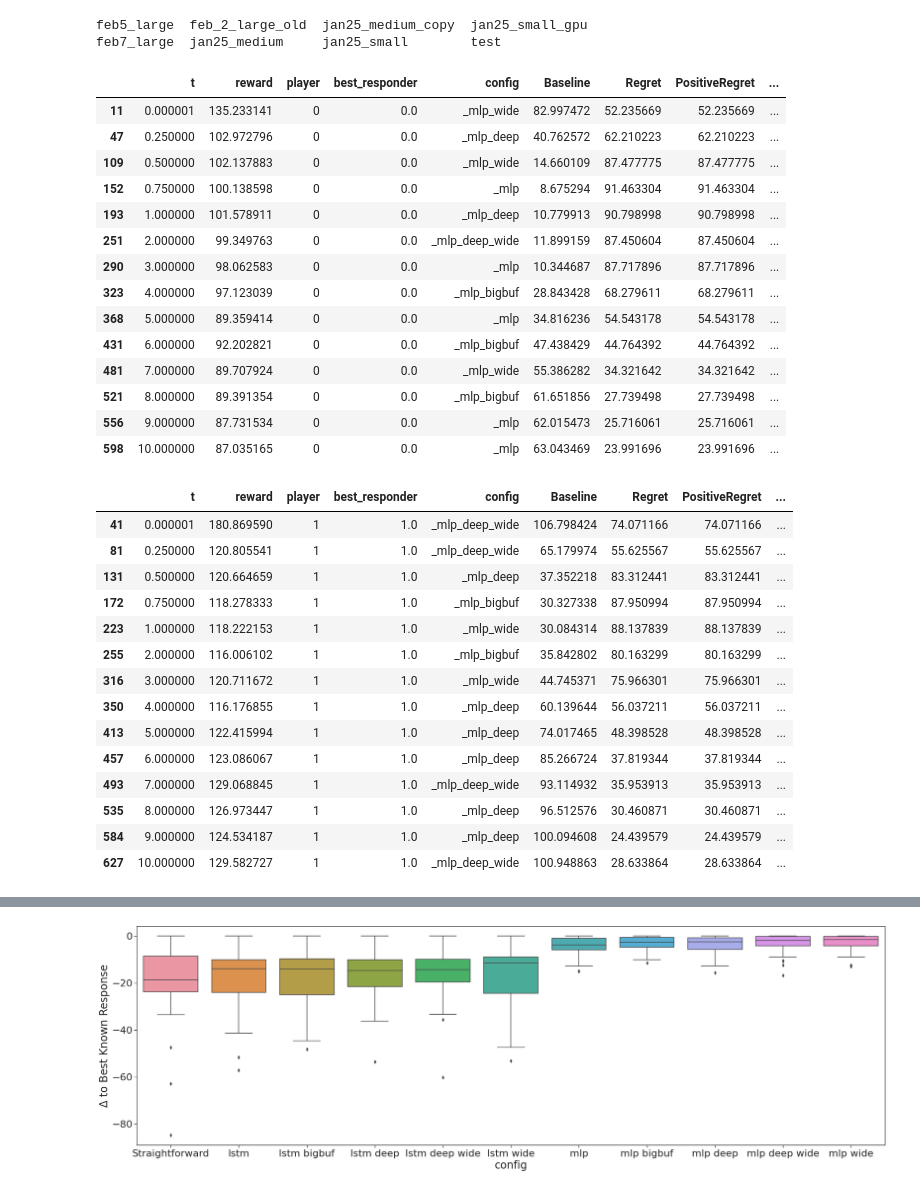
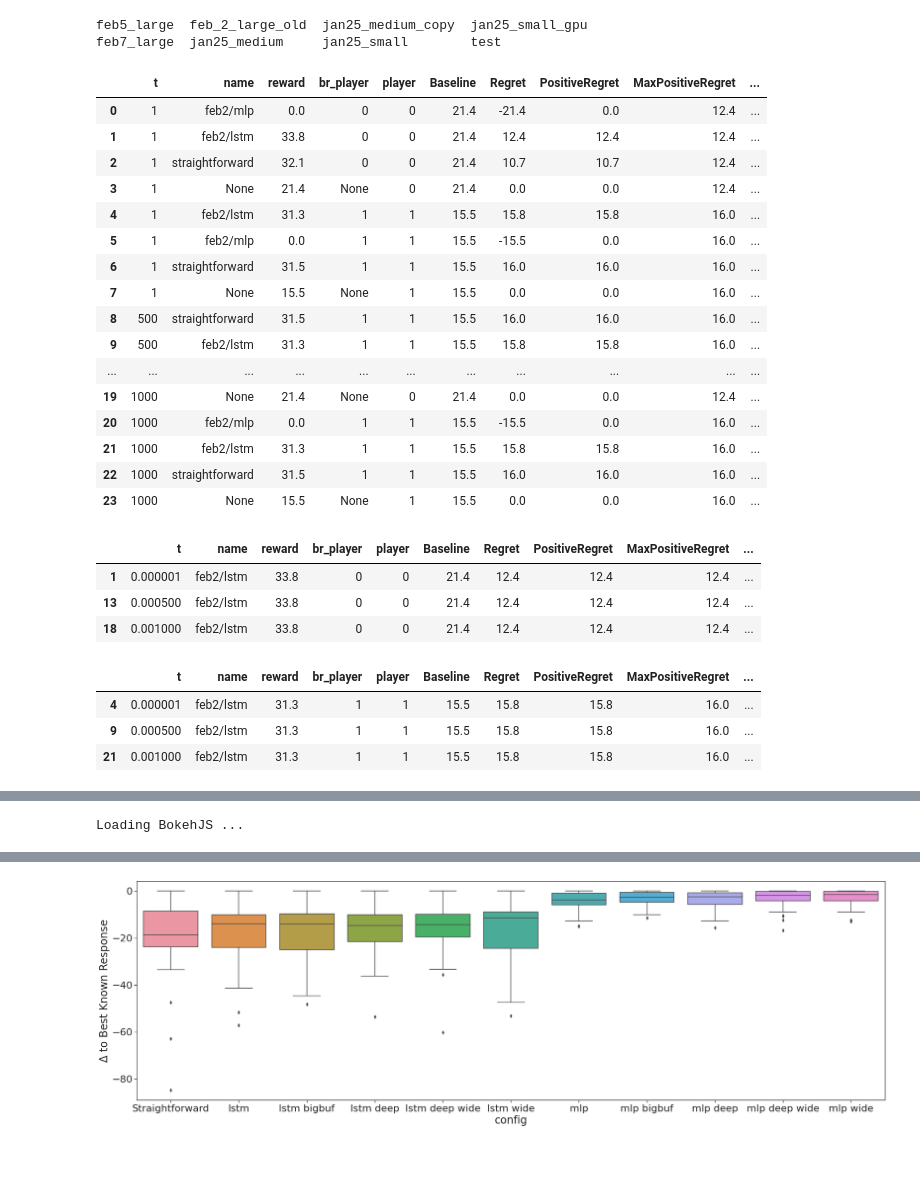
Before and after one commit to newmanne/open_spiel, a Jupyter notebook: open_spiel/python/examples/notebooks/ApproxNashConvEval.ipynb, the cells around one changed output, grey strips where cells are left out. Drawn from its saved outputs; the diff is of its cells as text; code cells hidden in the pictures; blank space fills up the shorter version.

```diff
--- a/open_spiel/python/examples/notebooks/ApproxNashConvEval.ipynb
+++ b/open_spiel/python/examples/notebooks/ApproxNashConvEval.ipynb
@@ -47,36 +47,34 @@ EXPERIMENT = 'feb8_large'
 TRUTH_AVAILABLE = False # Is the game small enough that we expect to have real bounds?
 # %%
 master_df = get_all_frames(f'/shared/outputs/{EXPERIMENT}/')
+# %%
+master_df
+# %% [output]
+|  | t | name | reward | br_player | player | Baseline | Regret | PositiveRegret | MaxPositiveRegret | ... |
+| 0 | 1 | feb2/mlp | 0.0 | 0 | 0 | 21.4 | -21.4 | 0.0 | 12.4 | ... |
+| 1 | 1 | feb2/lstm | 33.8 | 0 | 0 | 21.4 | 12.4 | 12.4 | 12.4 | ... |
+| 2 | 1 | straightforward | 32.1 | 0 | 0 | 21.4 | 10.7 | 10.7 | 12.4 | ... |
+| 3 | 1 | None | 21.4 | None | 0 | 21.4 | 0.0 | 0.0 | 12.4 | ... |
+| 4 | 1 | feb2/lstm | 31.3 | 1 | 1 | 15.5 | 15.8 | 15.8 | 16.0 | ... |
+| 5 | 1 | feb2/mlp | 0.0 | 1 | 1 | 15.5 | -15.5 | 0.0 | 16.0 | ... |
+| 6 | 1 | straightforward | 31.5 | 1 | 1 | 15.5 | 16.0 | 16.0 | 16.0 | ... |
+| 7 | 1 | None | 15.5 | None | 1 | 15.5 | 0.0 | 0.0 | 16.0 | ... |
+| 8 | 500 | straightforward | 31.5 | 1 | 1 | 15.5 | 16.0 | 16.0 | 16.0 | ... |
+| 9 | 500 | feb2/lstm | 31.3 | 1 | 1 | 15.5 | 15.8 | 15.8 | 16.0 | ... |
+| ... | ... | ... | ... | ... | ... | ... | ... | ... | ... | ... |
+| 19 | 1000 | None | 21.4 | None | 0 | 21.4 | 0.0 | 0.0 | 12.4 | ... |
+| 20 | 1000 | feb2/mlp | 0.0 | 1 | 1 | 15.5 | -15.5 | 0.0 | 16.0 | ... |
+| 21 | 1000 | feb2/lstm | 31.3 | 1 | 1 | 15.5 | 15.8 | 15.8 | 16.0 | ... |
+| 22 | 1000 | straightforward | 31.5 | 1 | 1 | 15.5 | 16.0 | 16.0 | 16.0 | ... |
+| 23 | 1000 | None | 15.5 | None | 1 | 15.5 | 0.0 | 0.0 | 16.0 | ... |
 # %%
-plot_all_models(master_df, notebook=False)
+plot_all_models(master_df, notebook=True)
 # %% [output]
-|  | t | reward | player | best_responder | config | Baseline | Regret | PositiveRegret | ... |
-| 11 | 0.000001 | 135.233141 | 0 | 0.0 | _mlp_wide | 82.997472 | 52.235669 | 52.235669 | ... |
-| 47 | 0.250000 | 102.972796 | 0 | 0.0 | _mlp_deep | 40.762572 | 62.210223 | 62.210223 | ... |
-| 109 | 0.500000 | 102.137883 | 0 | 0.0 | _mlp_wide | 14.660109 | 87.477775 | 87.477775 | ... |
-| 152 | 0.750000 | 100.138598 | 0 | 0.0 | _mlp | 8.675294 | 91.463304 | 91.463304 | ... |
-| 193 | 1.000000 | 101.578911 | 0 | 0.0 | _mlp_deep | 10.779913 | 90.798998 | 90.798998 | ... |
-| 251 | 2.000000 | 99.349763 | 0 | 0.0 | _mlp_deep_wide | 11.899159 | 87.450604 | 87.450604 | ... |
-| 290 | 3.000000 | 98.062583 | 0 | 0.0 | _mlp | 10.344687 | 87.717896 | 87.717896 | ... |
-| 323 | 4.000000 | 97.123039 | 0 | 0.0 | _mlp_bigbuf | 28.843428 | 68.279611 | 68.279611 | ... |
-| 368 | 5.000000 | 89.359414 | 0 | 0.0 | _mlp | 34.816236 | 54.543178 | 54.543178 | ... |
-| 431 | 6.000000 | 92.202821 | 0 | 0.0 | _mlp_bigbuf | 47.438429 | 44.764392 | 44.764392 | ... |
-| 481 | 7.000000 | 89.707924 | 0 | 0.0 | _mlp_wide | 55.386282 | 34.321642 | 34.321642 | ... |
-| 521 | 8.000000 | 89.391354 | 0 | 0.0 | _mlp_bigbuf | 61.651856 | 27.739498 | 27.739498 | ... |
-| 556 | 9.000000 | 87.731534 | 0 | 0.0 | _mlp | 62.015473 | 25.716061 | 25.716061 | ... |
-| 598 | 10.000000 | 87.035165 | 0 | 0.0 | _mlp | 63.043469 | 23.991696 | 23.991696 | ... |
+|  | t | name | reward | br_player | player | Baseline | Regret | PositiveRegret | MaxPositiveRegret | ... |
+| 1 | 0.000001 | feb2/lstm | 33.8 | 0 | 0 | 21.4 | 12.4 | 12.4 | 12.4 | ... |
+| 13 | 0.000500 | feb2/lstm | 33.8 | 0 | 0 | 21.4 | 12.4 | 12.4 | 12.4 | ... |
+| 18 | 0.001000 | feb2/lstm | 33.8 | 0 | 0 | 21.4 | 12.4 | 12.4 | 12.4 | ... |
-|  | t | reward | player | best_responder | config | Baseline | Regret | PositiveRegret | ... |
-| 41 | 0.000001 | 180.869590 | 1 | 1.0 | _mlp_deep_wide | 106.798424 | 74.071166 | 74.071166 | ... |
-| 81 | 0.250000 | 120.805541 | 1 | 1.0 | _mlp_deep_wide | 65.179974 | 55.625567 | 55.625567 | ... |
-| 131 | 0.500000 | 120.664659 | 1 | 1.0 | _mlp_deep | 37.352218 | 83.312441 | 83.312441 | ... |
-| 172 | 0.750000 | 118.278333 | 1 | 1.0 | _mlp_bigbuf | 30.327338 | 87.950994 | 87.950994 | ... |
-| 223 | 1.000000 | 118.222153 | 1 | 1.0 | _mlp_wide | 30.084314 | 88.137839 | 88.137839 | ... |
-| 255 | 2.000000 | 116.006102 | 1 | 1.0 | _mlp_bigbuf | 35.842802 | 80.163299 | 80.163299 | ... |
-| 316 | 3.000000 | 120.711672 | 1 | 1.0 | _mlp_wide | 44.745371 | 75.966301 | 75.966301 | ... |
-| 350 | 4.000000 | 116.176855 | 1 | 1.0 | _mlp_deep | 60.139644 | 56.037211 | 56.037211 | ... |
-| 413 | 5.000000 | 122.415994 | 1 | 1.0 | _mlp_deep | 74.017465 | 48.398528 | 48.398528 | ... |
-| 457 | 6.000000 | 123.086067 | 1 | 1.0 | _mlp_deep | 85.266724 | 37.819344 | 37.819344 | ... |
-| 493 | 7.000000 | 129.068845 | 1 | 1.0 | _mlp_deep_wide | 93.114932 | 35.953913 | 35.953913 | ... |
-| 535 | 8.000000 | 126.973447 | 1 | 1.0 | _mlp_deep | 96.512576 | 30.460871 | 30.460871 | ... |
-| 584 | 9.000000 | 124.534187 | 1 | 1.0 | _mlp_deep | 100.094608 | 24.439579 | 24.439579 | ... |
-| 627 | 10.000000 | 129.582727 | 1 | 1.0 | _mlp_deep_wide | 100.948863 | 28.633864 | 28.633864 | ... |
+|  | t | name | reward | br_player | player | Baseline | Regret | PositiveRegret | MaxPositiveRegret | ... |
+| 4 | 0.000001 | feb2/lstm | 31.3 | 1 | 1 | 15.5 | 15.8 | 15.8 | 16.0 | ... |
+| 9 | 0.000500 | feb2/lstm | 31.3 | 1 | 1 | 15.5 | 15.8 | 15.8 | 16.0 | ... |
+| 21 | 0.001000 | feb2/lstm | 31.3 | 1 | 1 | 15.5 | 15.8 | 15.8 | 16.0 | ... |
@@ -112,0 +81 @@ plot_all_models(master_df, notebook=False)
+Loading BokehJS ...
```
Also changed, not shown: parts of 4 cells of this notebook, 56 other files.
